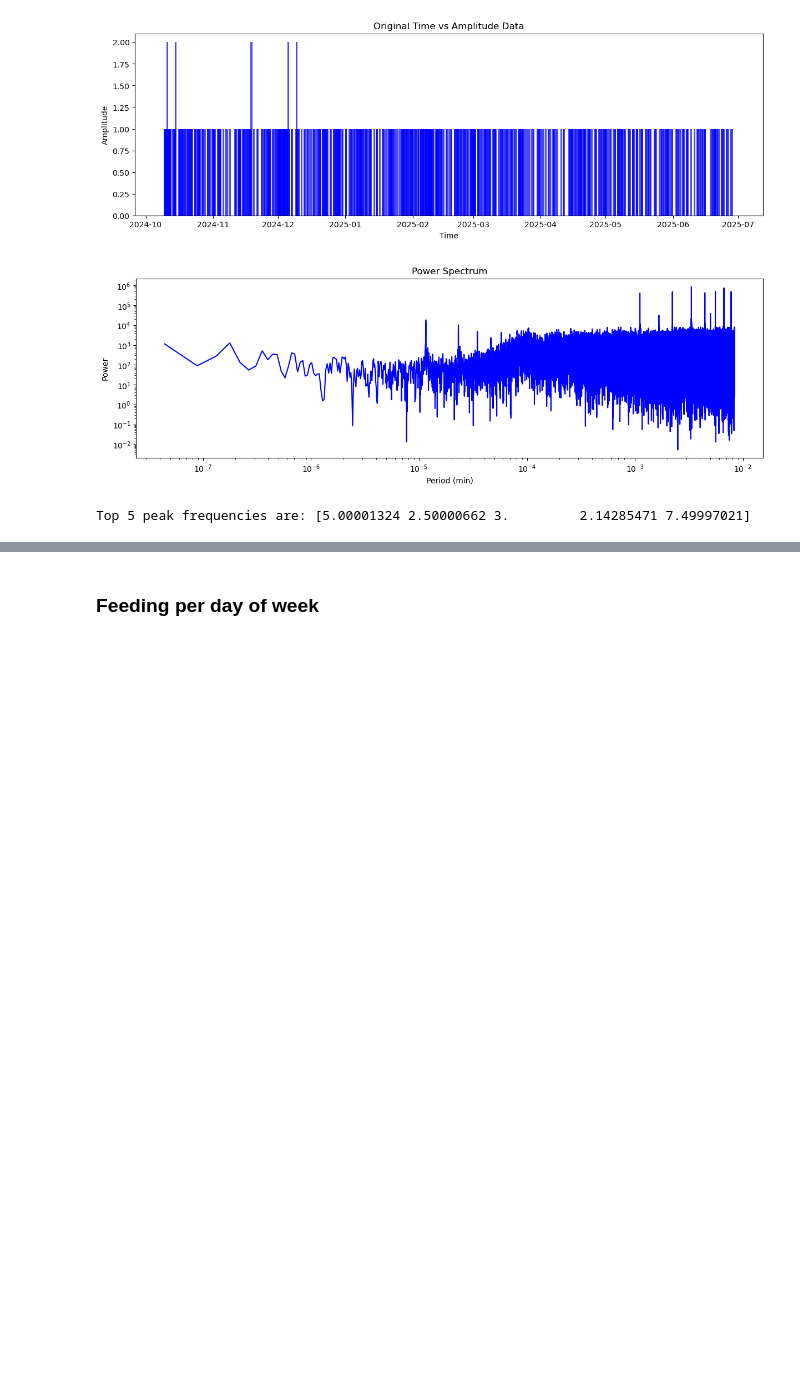
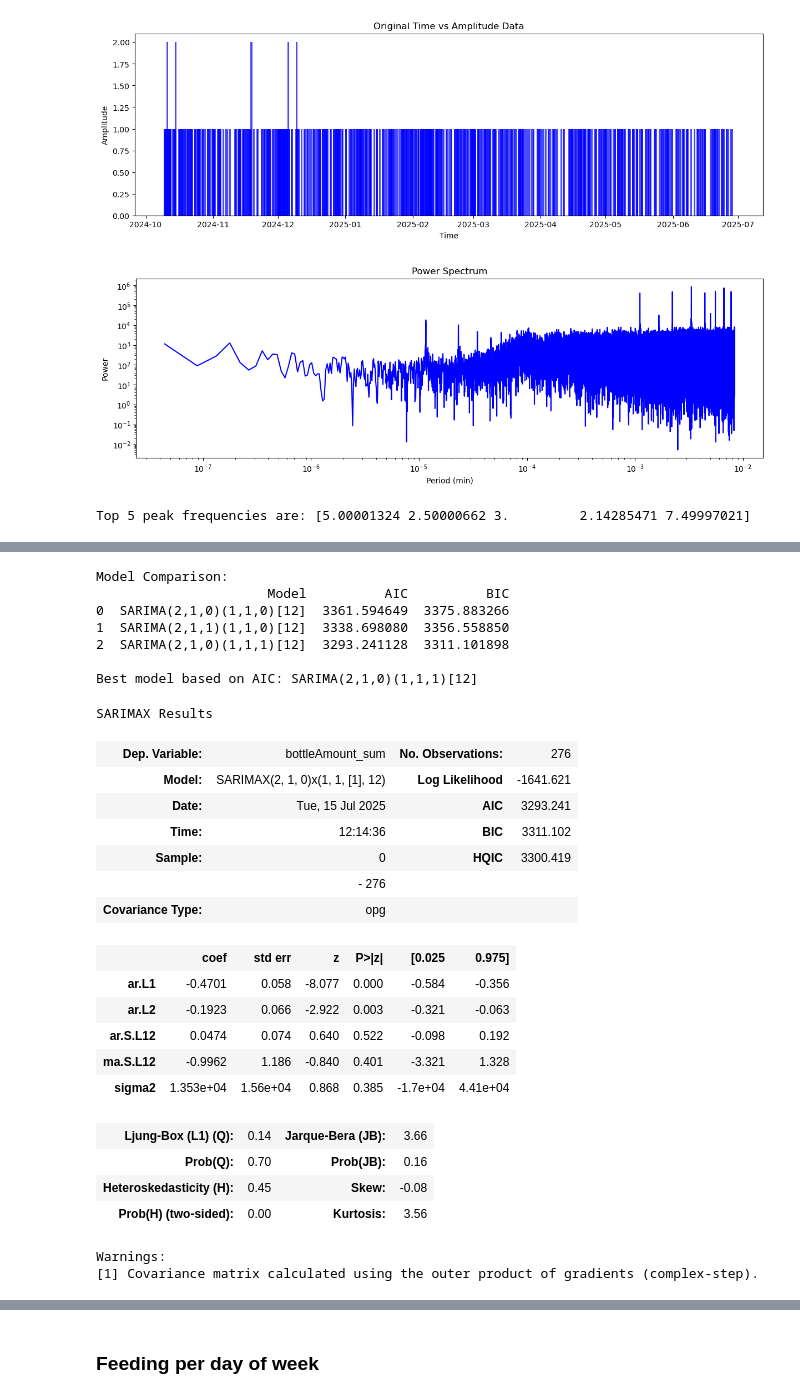
Before and after one commit to deividribeiro/baby_growth_tracking, a Jupyter notebook: mybaby.ipynb, the cells around one changed output, grey strips where cells are left out. Cells and saved outputs as stored; diff of their text form; code cells hidden in the pictures; blank space fills up the shorter version.

```diff
--- a/mybaby.ipynb
+++ b/mybaby.ipynb
@@ -248,0 +340,46 @@ Top 5 peak frequencies are: [5.00001324 2.50000662 3.         2.14285471 7.49997
+# %%
+# Compare AIC and BIC scores
+scores = pd.DataFrame({
+    'Model': ['SARIMA(2,1,0)(1,1,0)[12]',
+              'SARIMA(2,1,1)(1,1,0)[12]',
+              'SARIMA(2,1,0)(1,1,1)[12]'],
+    'AIC': [result.aic for result in results],
+    'BIC': [result.bic for result in results]
+})
+
+print("Model Comparison:")
+print(scores)
+
+# Get best model based on AIC
+best_model_idx = scores['AIC'].idxmin()
+best_model = results[best_model_idx]
+print(f"\nBest model based on AIC: {scores.iloc[best_model_idx]['Model']}")
+best_model.summary()
+# %% [output]
+Model Comparison:
+                      Model          AIC          BIC
+0  SARIMA(2,1,0)(1,1,0)[12]  3361.594649  3375.883266
+1  SARIMA(2,1,1)(1,1,0)[12]  3338.698080  3356.558850
+2  SARIMA(2,1,0)(1,1,1)[12]  3293.241128  3311.101898
+
+Best model based on AIC: SARIMA(2,1,0)(1,1,1)[12]
+SARIMAX Results
+| Dep. Variable: | bottleAmount_sum | No. Observations: | 276 |
+| Model: | SARIMAX(2, 1, 0)x(1, 1, [1], 12) | Log Likelihood | -1641.621 |
+| Date: | Tue, 15 Jul 2025 | AIC | 3293.241 |
+| Time: | 12:14:36 | BIC | 3311.102 |
+| Sample: | 0 | HQIC | 3300.419 |
+|  | - 276 |  |  |
+| Covariance Type: | opg |  |  |
+|  | coef | std err | z | P>|z| | [0.025 | 0.975] |
+| ar.L1 | -0.4701 | 0.058 | -8.077 | 0.000 | -0.584 | -0.356 |
+| ar.L2 | -0.1923 | 0.066 | -2.922 | 0.003 | -0.321 | -0.063 |
+| ar.S.L12 | 0.0474 | 0.074 | 0.640 | 0.522 | -0.098 | 0.192 |
+| ma.S.L12 | -0.9962 | 1.186 | -0.840 | 0.401 | -3.321 | 1.328 |
+| sigma2 | 1.353e+04 | 1.56e+04 | 0.868 | 0.385 | -1.7e+04 | 4.41e+04 |
+| Ljung-Box (L1) (Q): | 0.14 | Jarque-Bera (JB): | 3.66 |
+| Prob(Q): | 0.70 | Prob(JB): | 0.16 |
+| Heteroskedasticity (H): | 0.45 | Skew: | -0.08 |
+| Prob(H) (two-sided): | 0.00 | Kurtosis: | 3.56 |
+Warnings:
+[1] Covariance matrix calculated using the outer product of gradients (complex-step).
```
Also changed, not shown: parts of 7 cells of this notebook.
